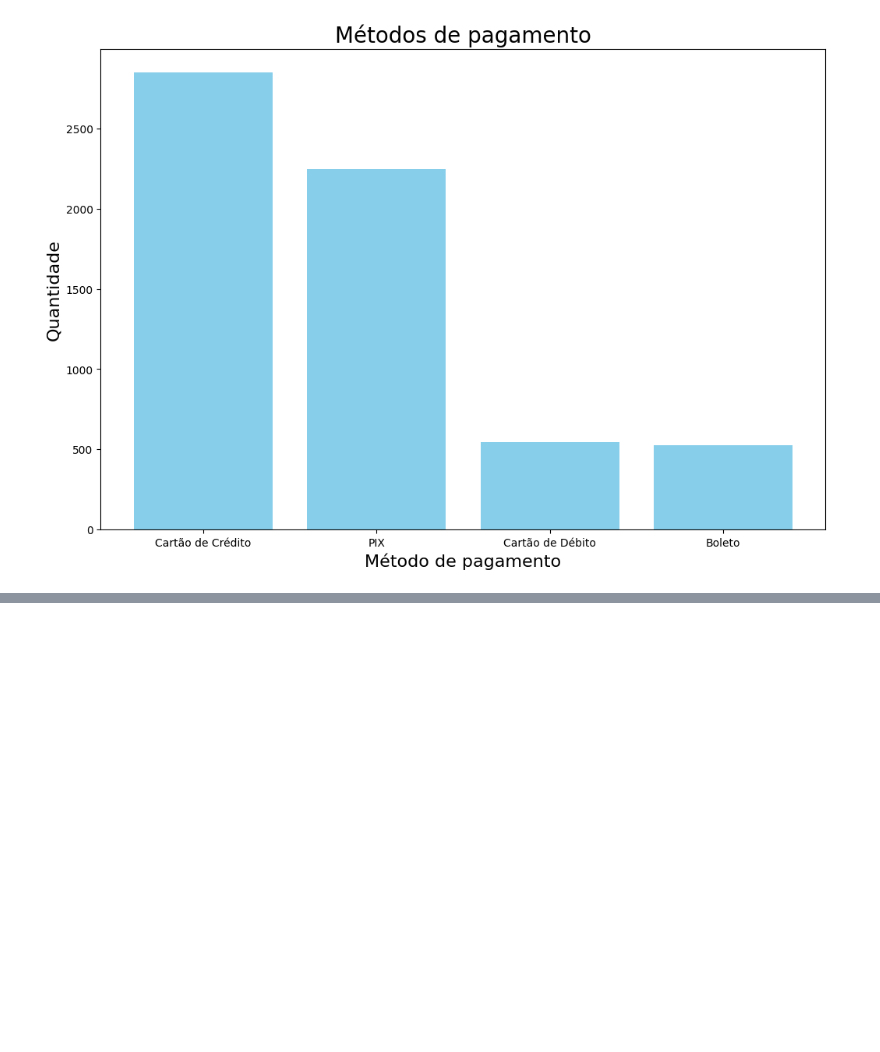
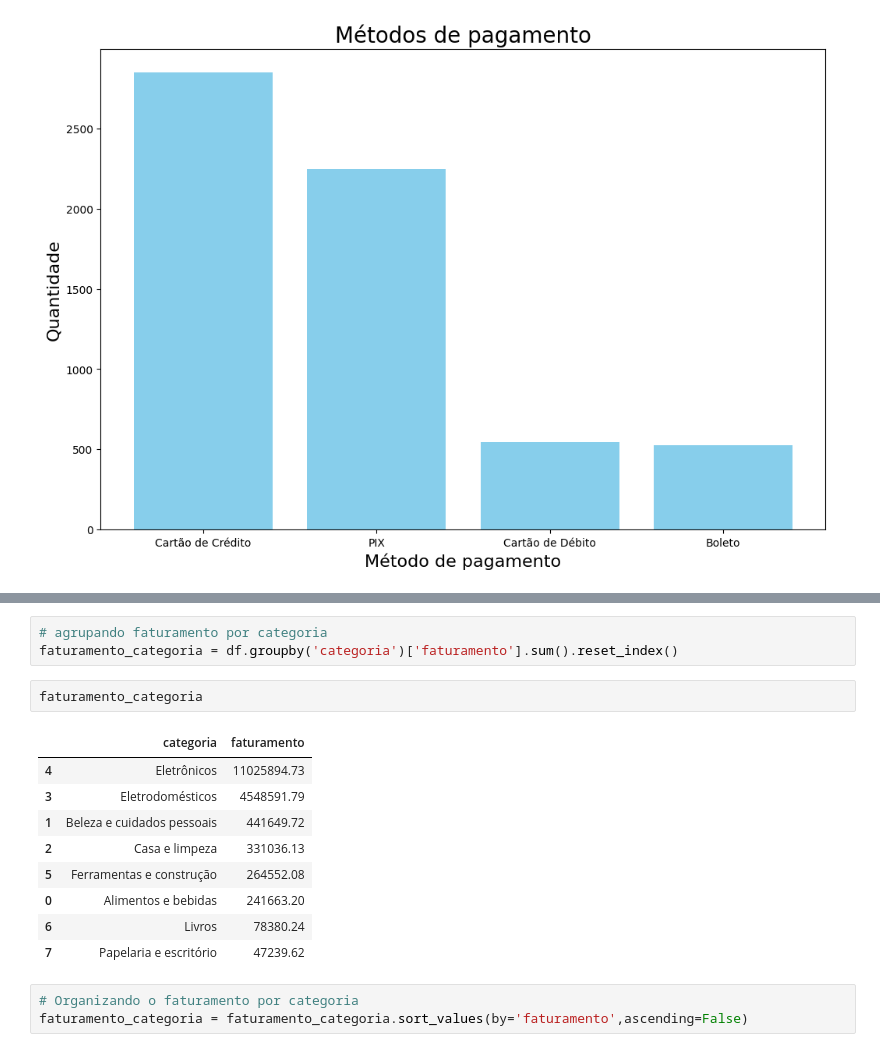
Before and after one commit to danielvieira95/Intelig-ncia-Artificial-e-Big-Data--2-2024, a Jupyter notebook: TurmaB/Aula10/codigo.ipynb, the cells around one changed output, grey strips where cells are left out. Drawn from its saved outputs; the diff is of its cells as text; blank space fills up the shorter version.

```diff
--- a/TurmaB/Aula10/codigo.ipynb
+++ b/TurmaB/Aula10/codigo.ipynb
@@ -292,0 +305,18 @@ Text(0.5, 1.0, 'Métodos de pagamento')
+# %%
+# agrupando faturamento por categoria
+faturamento_categoria = df.groupby('categoria')['faturamento'].sum().reset_index()
+# %%
+faturamento_categoria
+# %% [output]
+|  | categoria | faturamento |
+| 4 | Eletrônicos | 11025894.73 |
+| 3 | Eletrodomésticos | 4548591.79 |
+| 1 | Beleza e cuidados pessoais | 441649.72 |
+| 2 | Casa e limpeza | 331036.13 |
+| 5 | Ferramentas e construção | 264552.08 |
+| 0 | Alimentos e bebidas | 241663.20 |
+| 6 | Livros | 78380.24 |
+| 7 | Papelaria e escritório | 47239.62 |
+# %%
+# Organizando o faturamento por categoria
+faturamento_categoria = faturamento_categoria.sort_values(by='faturamento',ascending=False)
```
Also changed, not shown: parts of 3 cells of this notebook.
